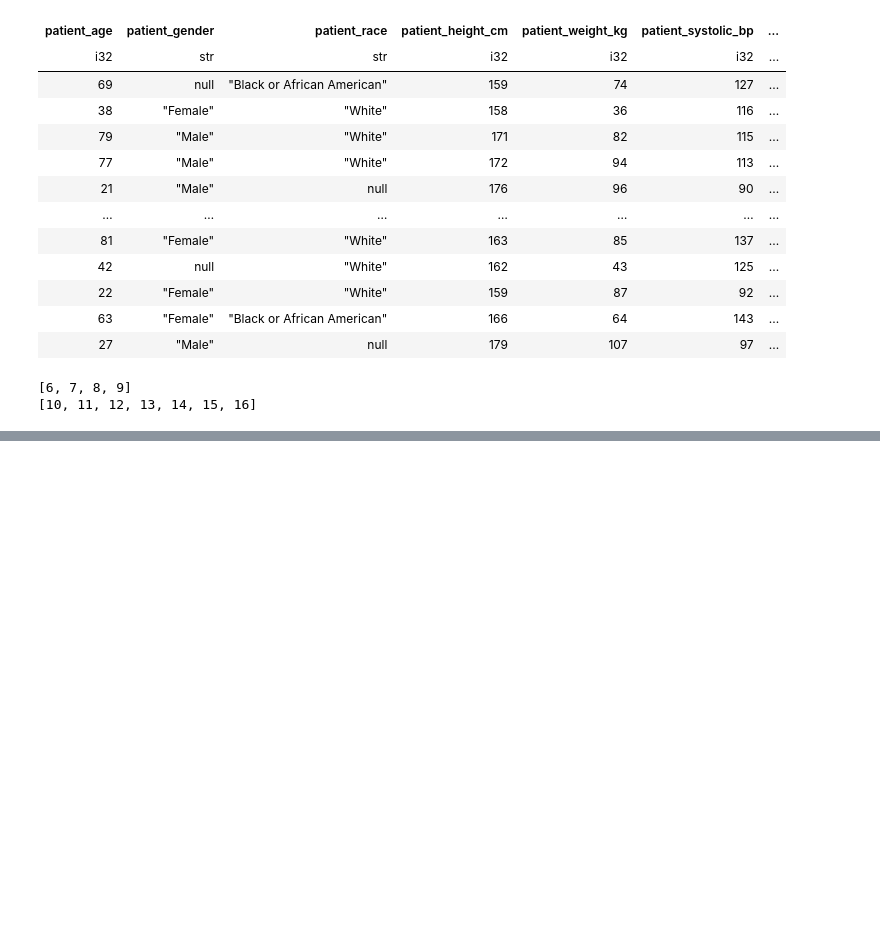
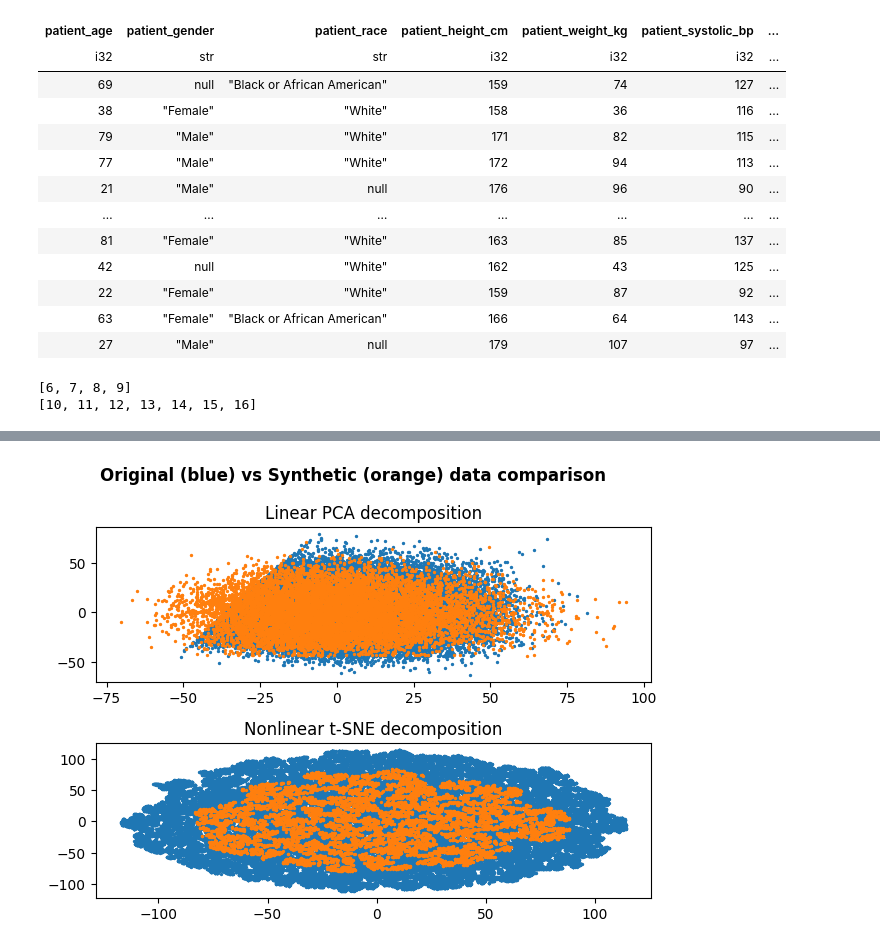
Before and after one commit to tjurjevich/synthetic_patient_generation, a Jupyter notebook: notebooks/testing.ipynb, the cells around one changed output, grey strips where cells are left out. Drawn from its saved outputs; the diff is of its cells as text; code cells hidden in the pictures; blank space fills up the shorter version.

```diff
--- a/notebooks/testing.ipynb
+++ b/notebooks/testing.ipynb
@@ -193,0 +198,17 @@ Text(0.5, 1.0, 'Original (blue) vs. Synthetic (orange): PCA decomposition')
+# %%
+fig, axs = plt.subplots(nrows = 2)
+
+axs[0].scatter(compressed_original_pca[:,0], compressed_original_pca[:,1], s = 2);
+axs[0].scatter(compressed_new_pca[:,0], compressed_new_pca[:,1], s = 2);
+axs[0].set_title("Linear PCA decomposition");
+
+axs[1].scatter(compressed_original_tsne[:,0], compressed_original_tsne[:,1], s = 2);
+axs[1].scatter(compressed_new_tsne[:,0], compressed_new_tsne[:,1], s = 2);
+axs[1].set_title("Nonlinear t-SNE decomposition");
+
+fig.suptitle("Original (blue) vs Synthetic (orange) data comparison", fontweight = 'bold');
+fig.tight_layout();
+# fig.show();
+fig.savefig('./documentation/data_comparison_plot.png');
+# %% [output]
+[figure, added]
```
Also changed, not shown: parts of 12 cells of this notebook, 4 other files.
